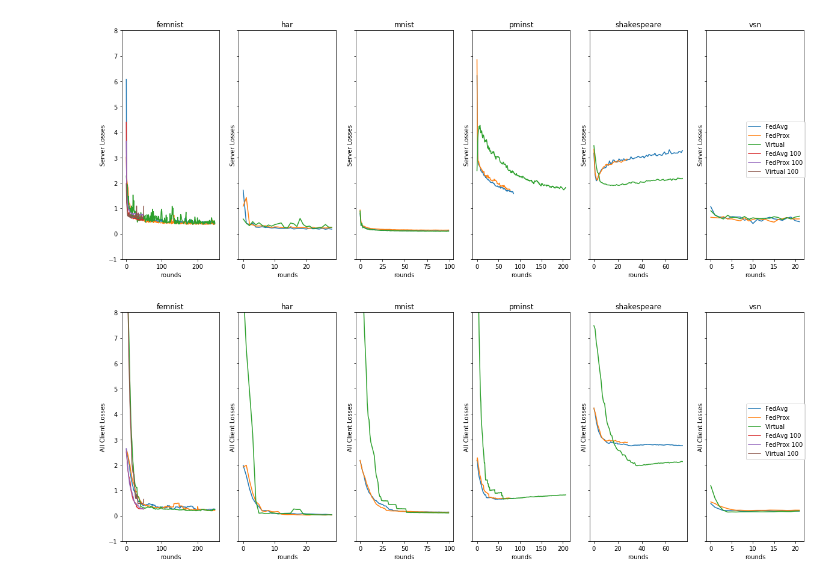
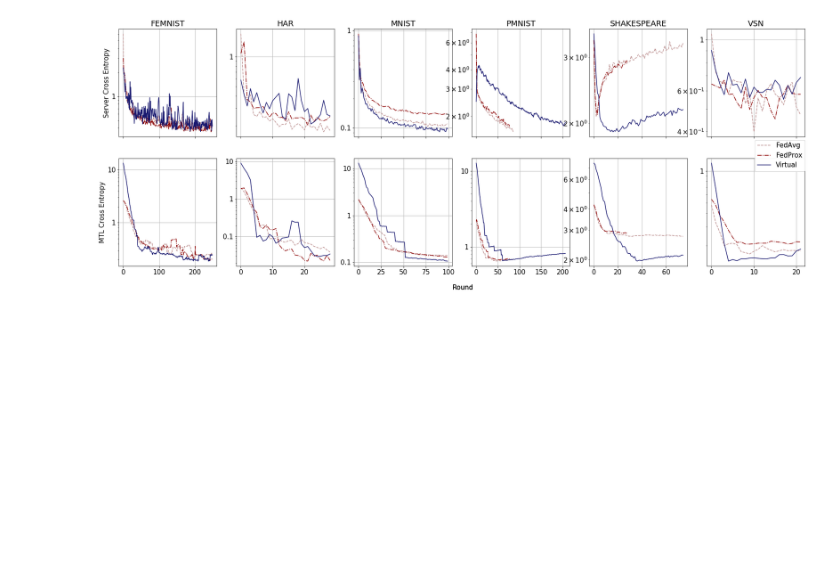
Before and after one commit to lucori/virtual, a Jupyter notebook: tff_plots.ipynb, the cells around one changed output. Cells and saved outputs as stored; diff of their text form; code cells hidden in the pictures; blank space fills up the shorter version.

```diff
--- a/tff_plots.ipynb
+++ b/tff_plots.ipynb
@@ -74,34 +79,43 @@ metrics = ["server_losses", "all_client_losses"]
 assert len(dataset_names) == len(folders.keys())
 # %%
-def plot_curves(axe, curve, name="", title="", ylabel="", xlabel="rounds"):
+def plot_curves(axe, curve, name="", title="", ylabel="", xlabel="rounds", color=None, linestyle=None, ylim=None):
     c2 = curve[curve > 0]
-    c, = axe.plot(c2)
+    c, = axe.plot(c2, color=color, linestyle=linestyle)
     c.set_label(name)
-#     axe.legend()
-#     axe.set_yscale('log')
-    axe.set_ylim([-1, 8])
-    axe.set_title(title)
-    axe.set_ylabel(ylabel)
-    axe.set_xlabel(xlabel)
+    axe.set_ylim(ylim)
     return c
 # %%
+f, axes = plt.subplots(2, len(folders.keys()), figsize=(25, 10), sharex='col')
+matplotlib.rcParams.update({'font.size': 15, 'font.serif': 'DejaVuSans'})
 for i, metric in enumerate(metrics):
-    f, axes = plt.subplots(1, len(folders.keys()), sharey=True, figsize=(18, 7))
-    plt.ion()
     for j, dataset in enumerate(folders.items()):
         plots = []
         for k, mod in enumerate(dataset[1]):
             curve_file = str((root_folder / dataset[0] / mod) / metric) + ".npy"
             curve = np.load(curve_file)  # Load file
-            c = plot_curves(axes[j], curve,
-                    name=pretty_names[k],
-                    title=dataset_names[j],
-                    ylabel=" ".join(metric.split("_")).title())
+            if i == 0:
+                title = dataset_names[j]
+            else:
+                title = None
+            c = plot_curves(axes[i][j], curve,
+                            name=pretty_names[k],
+                            title=title,
+                            color=colors[k],
+                            linestyle=lines[k])
             plots.append(c)
         if j==0:
-            f.legend(plots, labels=pretty_names, loc="center right")
-            plt.subplots_adjust(right=1.0)
-    plt.savefig(metric+".png", bbox_inches='tight')
+            f.legend(plots, labels=pretty_names[0:3], loc="center right")
+            plt.subplots_adjust(right=1.0, wspace=0.2)
+        if i ==0:
+            axes[i][j].set_title(title)
+
+        axes[i][j].set_yscale('log')
+        axes[i][j].yaxis.set_major_formatter(matplotlib.ticker.FuncFormatter(lambda y, _: '{:g}'.format(y)))
+        axes[i][j].grid()
+
+    axes[i][0].set_ylabel(pretty_name_metrics[metric])
+    f.text(0.55, +0.05,'Round', size=15)
+
+plt.savefig("losses.pdf", bbox_inches='tight', format='pdf')
 # %% [output]
-[figure, old version]
+[figure, new version]
-[figure, removed]
```
Also changed, not shown: parts of 5 cells of this notebook, 1 other file.
